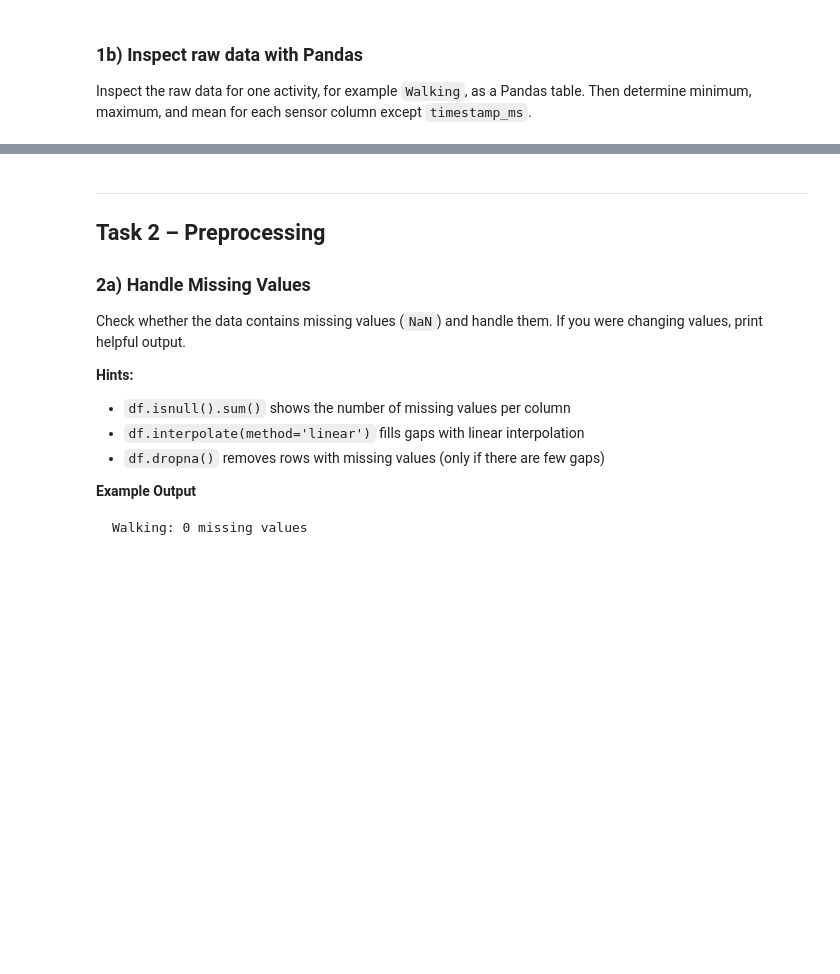
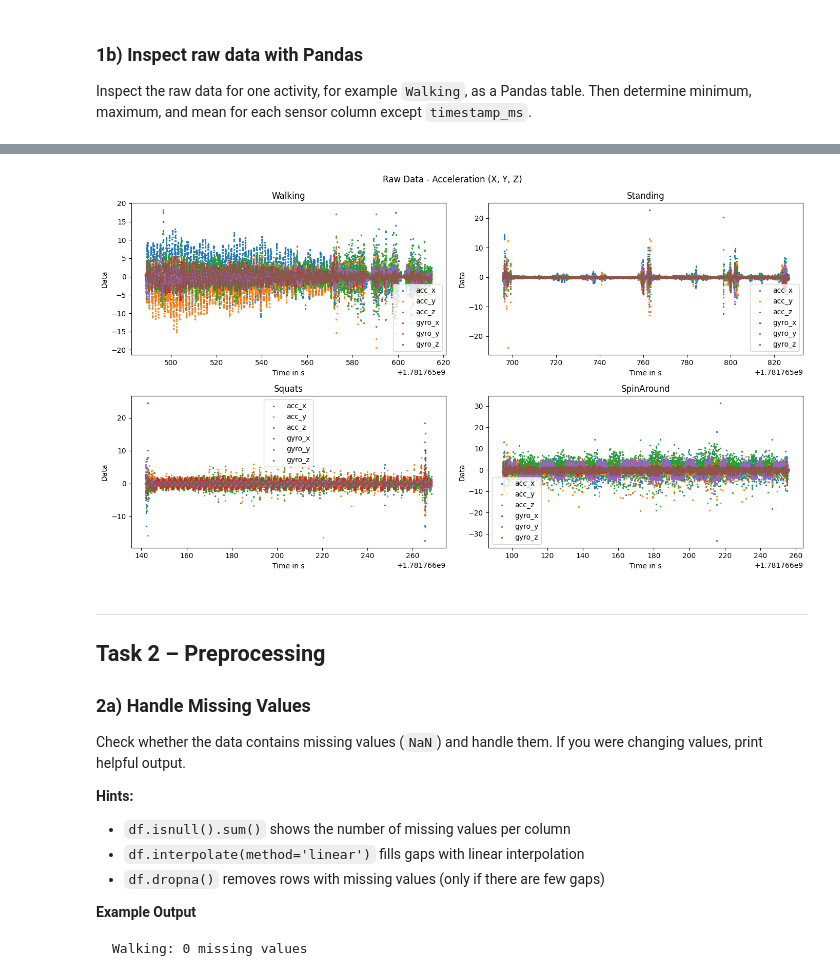
Before and after one commit to dhanushmaverick/Machine-Learning-Project, a Jupyter notebook: ML_Lab_Part_I.ipynb, the cells around one changed output, grey strips where cells are left out. Saved outputs shown, nothing was run; the diff lists cells and outputs as text; code cells hidden in the pictures; blank space fills up the shorter version.

```diff
--- a/ML_Lab_Part_I.ipynb
+++ b/ML_Lab_Part_I.ipynb
@@ -284,3 +250,47 @@ IndexError: index 2 is out of bounds for axis 0 with size 2
+# %%
+fig, axes = plt.subplots(2, 2, figsize=(14, 8))
+
+def plot_activity(df: pd.DataFrame, activity: str, sensor: str = "acc"):
+    """Plots X, Y, and Z of one sensor over time."""
+    # TODO: compute time in seconds (timestamp_ms - timestamp_ms[0]) / 1000
+    time_in_s = df["timestamp_ms"]/1000
+    # TODO: plot acc_x, acc_y, acc_z or gyro_x, gyro_y, gyro_z
+
+    if ACTIVITIES[activity] == 1:
+        m = 0
+        n = 0
+    elif ACTIVITIES[activity] == 2:
+        m = 0
+        n = 1
+    elif ACTIVITIES[activity] == 3:
+        m = 1
+        n = 0
+    else:
+        m = 1
+        n = 1
+
+    axes[m][n].scatter(time_in_s, df[sensor],label=sensor, s= 2)
+    axes[m][n].set_ylabel('Data')
+    axes[m][n].set_xlabel('Time in s')
+    axes[m][n].set_title(activity)
+    axes[m][n].legend()
+    pass
+
+
+i = 0
+for activity in ACTIVITIES:
+    for s in SENSOR_COLS:
+        plot_activity(raw[activity], activity, s)
+    i += 1
+
+fig.suptitle("Raw Data - Acceleration (X, Y, Z)")
+
+# TODO: create one subplot for each activity
+
+plt.tight_layout()
+plt.show()
+# %% [output]
+[figure, added]
 # %% [markdown]
 ---
 ## Task 2 – Preprocessing
```
Also changed, not shown: parts of 17 cells of this notebook, 5 other files.
